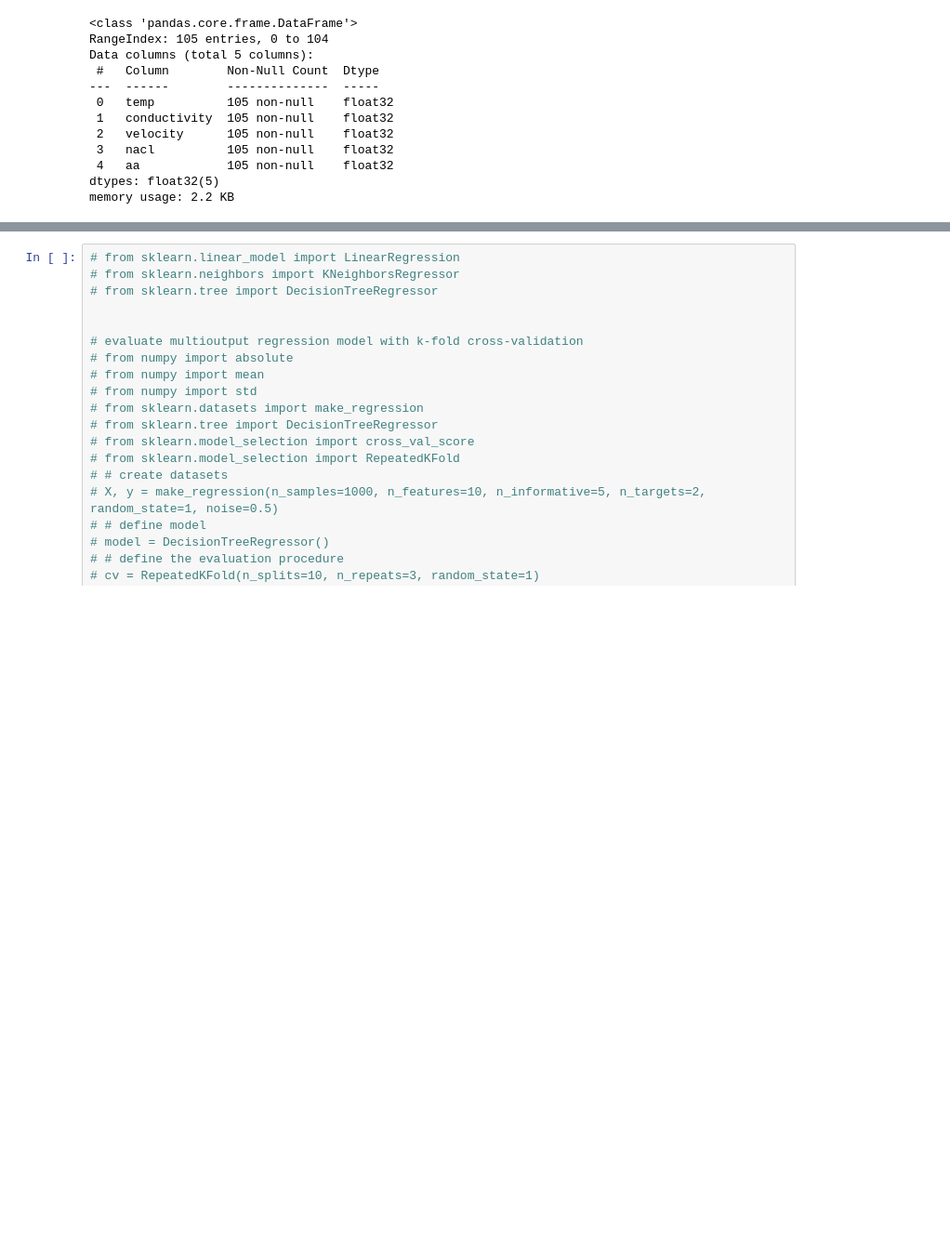
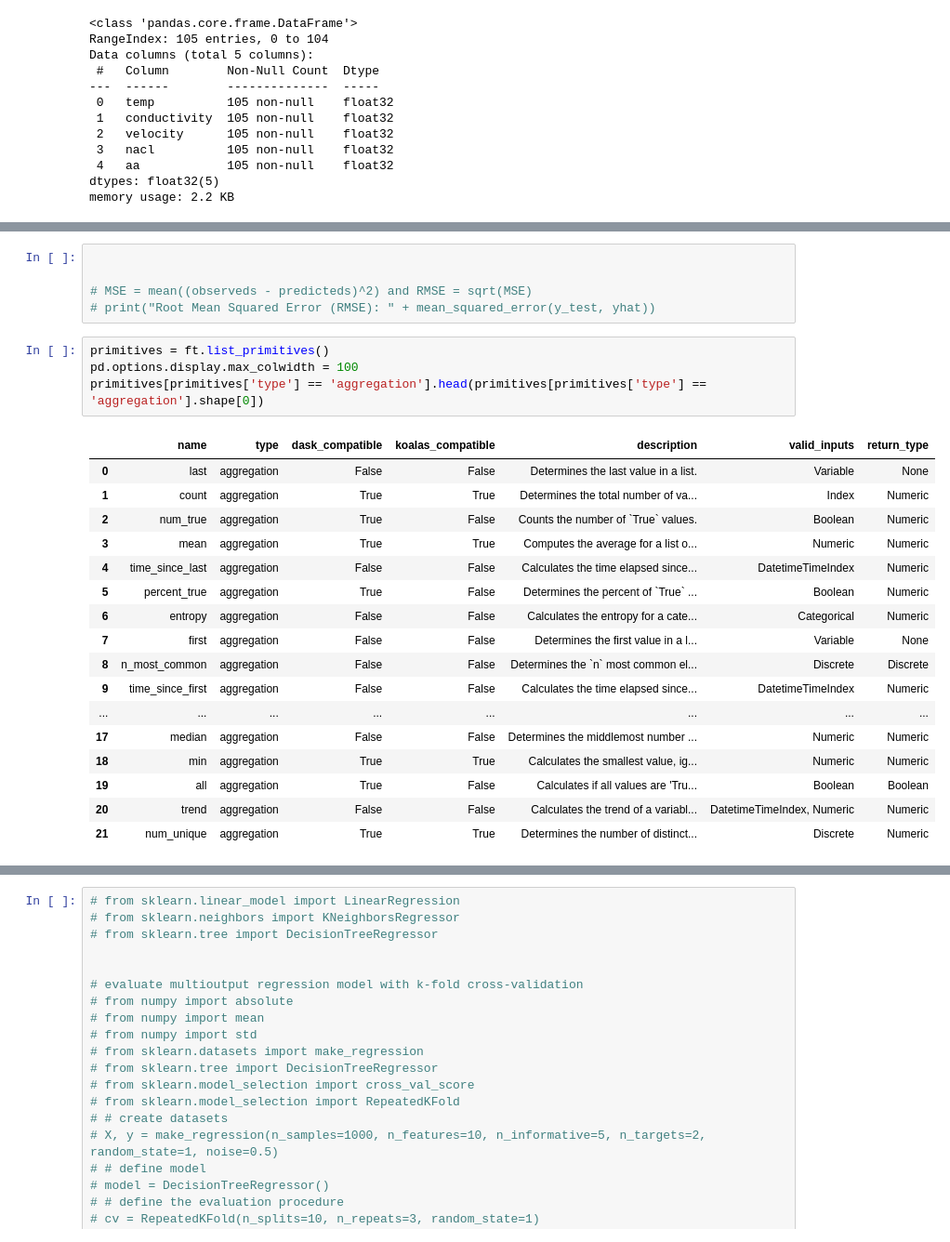
Before and after one commit to sylvas-j/ML, a Jupyter notebook: Tensorflow_works/hydrateSafetyMargin-ConductivityAscoustic2.ipynb, the cells around one changed output, grey strips where cells are left out. Shown at 93% size. Saved outputs shown, nothing was run; the diff lists cells and outputs as text; blank space fills up the shorter version.

```diff
--- a/Tensorflow_works/hydrateSafetyMargin-ConductivityAscoustic2.ipynb
+++ b/Tensorflow_works/hydrateSafetyMargin-ConductivityAscoustic2.ipynb
@@ -261,0 +337,27 @@ y_train
+# %%
+
+
+# MSE = mean((observeds - predicteds)^2) and RMSE = sqrt(MSE)
+# print("Root Mean Squared Error (RMSE): " + mean_squared_error(y_test, yhat))
+# %%
+primitives = ft.list_primitives()
+pd.options.display.max_colwidth = 100
+primitives[primitives['type'] == 'aggregation'].head(primitives[primitives['type'] == 'aggregation'].shape[0])
+# %% [output]
+|  | name | type | dask_compatible | koalas_compatible | description | valid_inputs | return_type |
+| 0 | last | aggregation | False | False | Determines the last value in a list. | Variable | None |
+| 1 | count | aggregation | True | True | Determines the total number of va... | Index | Numeric |
+| 2 | num_true | aggregation | True | False | Counts the number of `True` values. | Boolean | Numeric |
+| 3 | mean | aggregation | True | True | Computes the average for a list o... | Numeric | Numeric |
+| 4 | time_since_last | aggregation | False | False | Calculates the time elapsed since... | DatetimeTimeIndex | Numeric |
+| 5 | percent_true | aggregation | True | False | Determines the percent of `True` ... | Boolean | Numeric |
+| 6 | entropy | aggregation | False | False | Calculates the entropy for a cate... | Categorical | Numeric |
+| 7 | first | aggregation | False | False | Determines the first value in a l... | Variable | None |
+| 8 | n_most_common | aggregation | False | False | Determines the `n` most common el... | Discrete | Discrete |
+| 9 | time_since_first | aggregation | False | False | Calculates the time elapsed since... | DatetimeTimeIndex | Numeric |
+| ... | ... | ... | ... | ... | ... | ... | ... |
+| 17 | median | aggregation | False | False | Determines the middlemost number ... | Numeric | Numeric |
+| 18 | min | aggregation | True | True | Calculates the smallest value, ig... | Numeric | Numeric |
+| 19 | all | aggregation | True | False | Calculates if all values are 'Tru... | Boolean | Boolean |
+| 20 | trend | aggregation | False | False | Calculates the trend of a variabl... | DatetimeTimeIndex, Numeric | Numeric |
+| 21 | num_unique | aggregation | True | True | Determines the number of distinct... | Discrete | Numeric |
```
Also changed, not shown: parts of 95 cells of this notebook, 2 other files.
